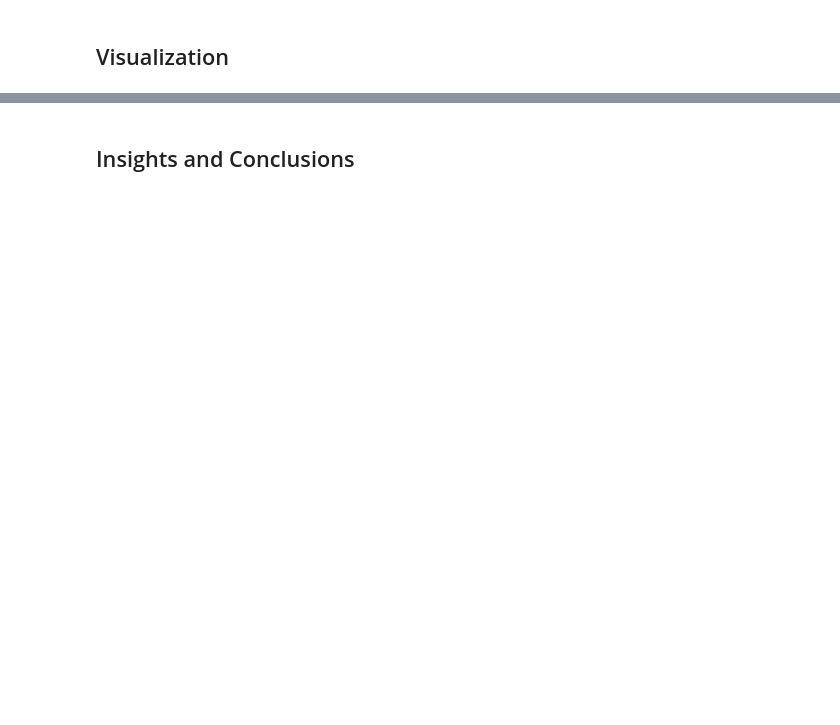
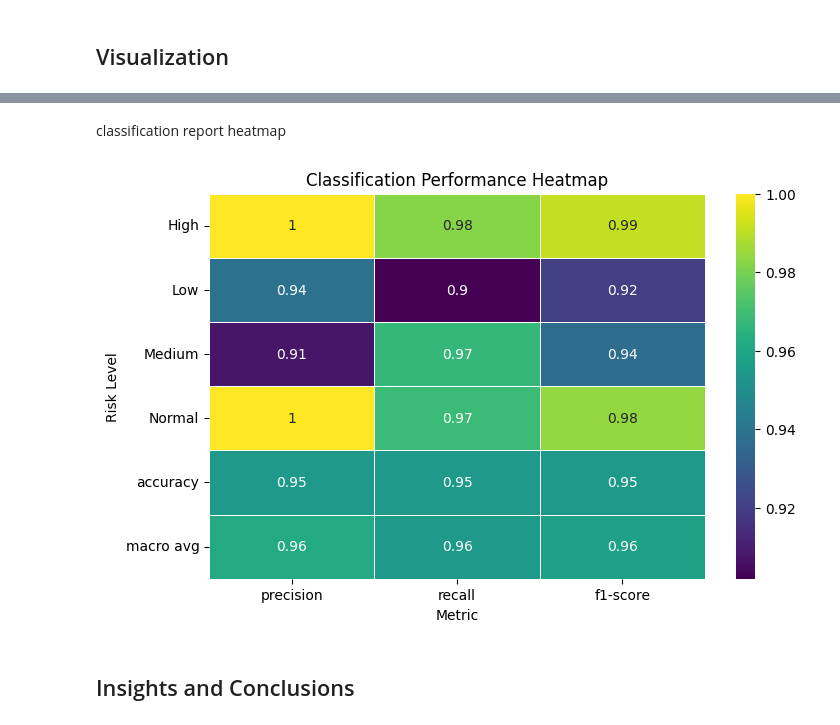
Before and after one commit to atan333/cmsc320-group-proj, a Jupyter notebook: final_submission.ipynb, the cells around one changed output, grey strips where cells are left out. Saved outputs shown, nothing was run; the diff lists cells and outputs as text; code cells hidden in the pictures; blank space fills up the shorter version.

```diff
--- a/final_submission.ipynb
+++ b/final_submission.ipynb
@@ -328,2 +380,16 @@ print(f"Accuracy: {accuracy_score(y_test, y_pred):.4f}")
+# %% [markdown]
+classification report heatmap
+# %%
+report = classification_report(y_test, y_pred, output_dict=True)
+df_report = pd.DataFrame(report).T.iloc[:-1, :3]
+
+plt.figure(figsize=(8,5))
+sns.heatmap(df_report, annot=True, cmap="viridis", linewidths=.5)
+plt.title("Classification Performance Heatmap")
+plt.xlabel("Metric")
+plt.ylabel("Risk Level")
+plt.show()
+# %% [output]
+[figure, added]
 # %% [markdown]
 ## Insights and Conclusions
```
Also changed, not shown: parts of 9 cells of this notebook.
